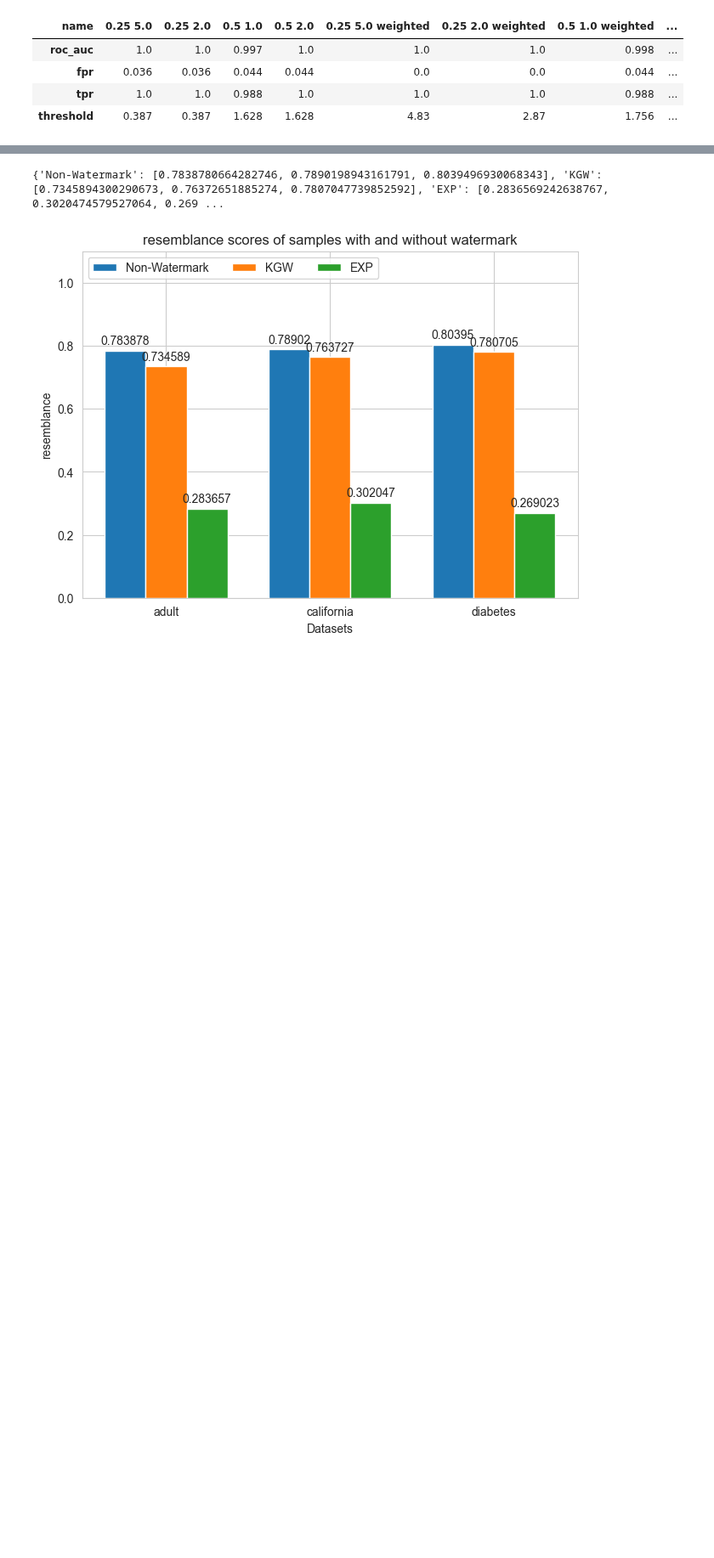
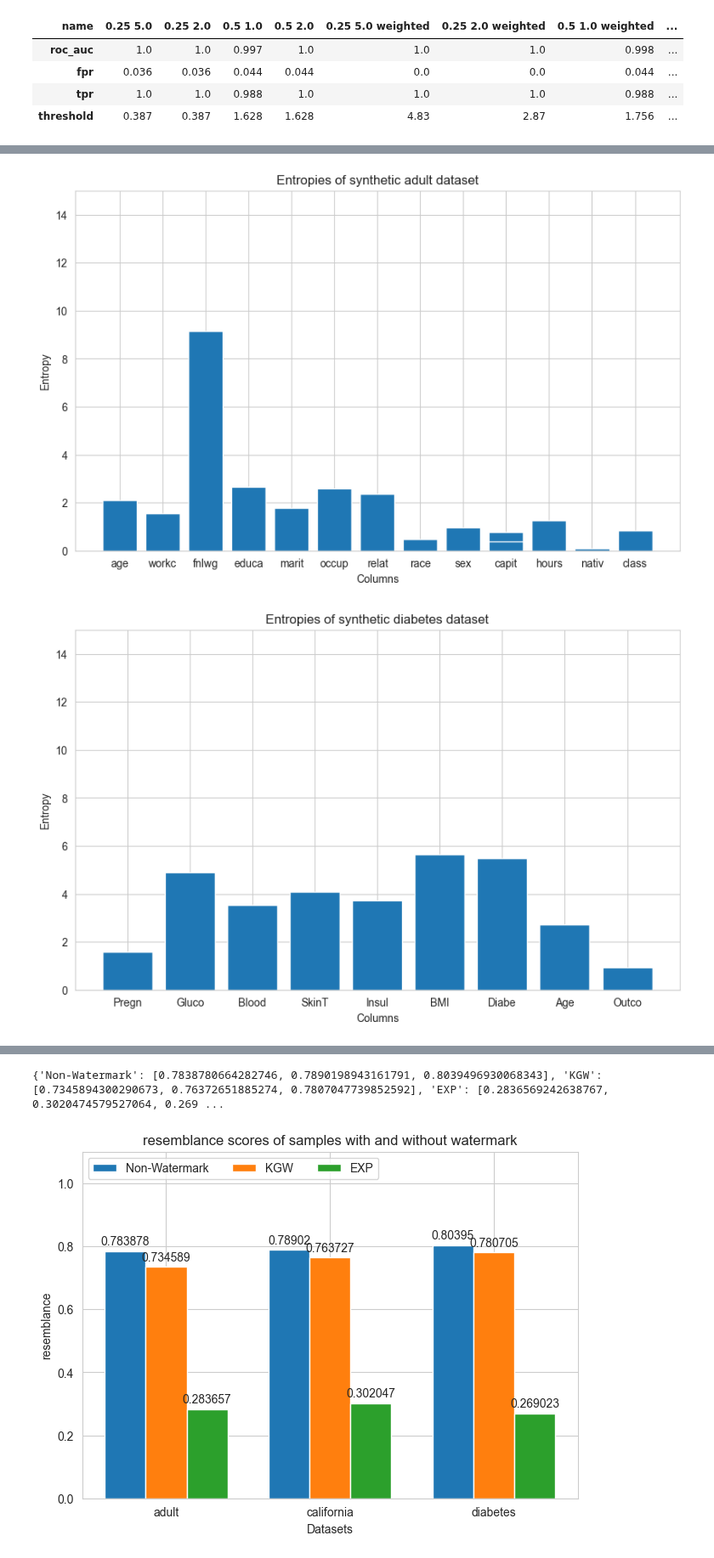
Before and after one commit to blueminh/t-rest, a Jupyter notebook: evaluation/synthcity.ipynb, the cells around one changed output, grey strips where cells are left out. Shown at 85% size. Cells and saved outputs as stored; diff of their text form; code cells hidden in the pictures; blank space fills up the shorter version.

```diff
--- a/evaluation/synthcity.ipynb
+++ b/evaluation/synthcity.ipynb
@@ -614,36 +611,39 @@ def plot_entropies(df, plot_name = None):
     plt.title(plot_name if plot_name else 'Entropy of each column in the dataset')
     # plt.savefig(f"{plot_name}.pdf")
     plt.show()
 
 def plot_alo(alo, plot_name = None):
     entropies = alo
 
     shortened_labels = [col[:5] for col in entropies.keys()]
 
     plt.figure(figsize=(10, 6))
     plt.bar(shortened_labels, entropies.values())
     plt.xlabel('Columns')
     plt.ylabel('Scaled Weights')
     plt.title(f'Scaled weights of {plot_name} dataset')
     plt.show()
 
 def plot_entropies_by_model_name(model_name, gamma, delta, common_size):
     real, no_wa, with_wa = get_filenames_from_model(model_name, common_size, gamma, delta)
 
     samples_dir = "/Users/minhkau/Documents/TUDelft/Year 3/RP/Code/tabular-gpt/samples/"
     real_path = samples_dir + real
     # synth_no_watermark_path = samples_dir + no_wa
     synth_with_watermark_path = samples_dir + with_wa
     #
     # plot_entropies(pd.read_csv(real_path), plot_name=f"Entropy of real {model_name} dataset")
 
     plot_entropies(pd.read_csv(synth_with_watermark_path), plot_name=f"Entropies of synthetic {model_name} dataset")
 
     # plot_entropies(pd.read_csv(real_path), plot_name=f"Entropies of real {model_name} dataset")
 
-# plot_entropies_by_model_name("adult", 0.25, 2.0, 1000)
-#
-# plot_entropies_by_model_name("diabetes", 0.25, 2.0, 1000)
+plot_entropies_by_model_name("adult", 0.25, 2.0, 1000)
+
+plot_entropies_by_model_name("diabetes", 0.25, 2.0, 1000)
+# %% [output]
+[figure, added]
+[figure, added]
 # %%
 
 def power(x, n):
```
Also changed, not shown: parts of 6 cells of this notebook, 8 other files.
